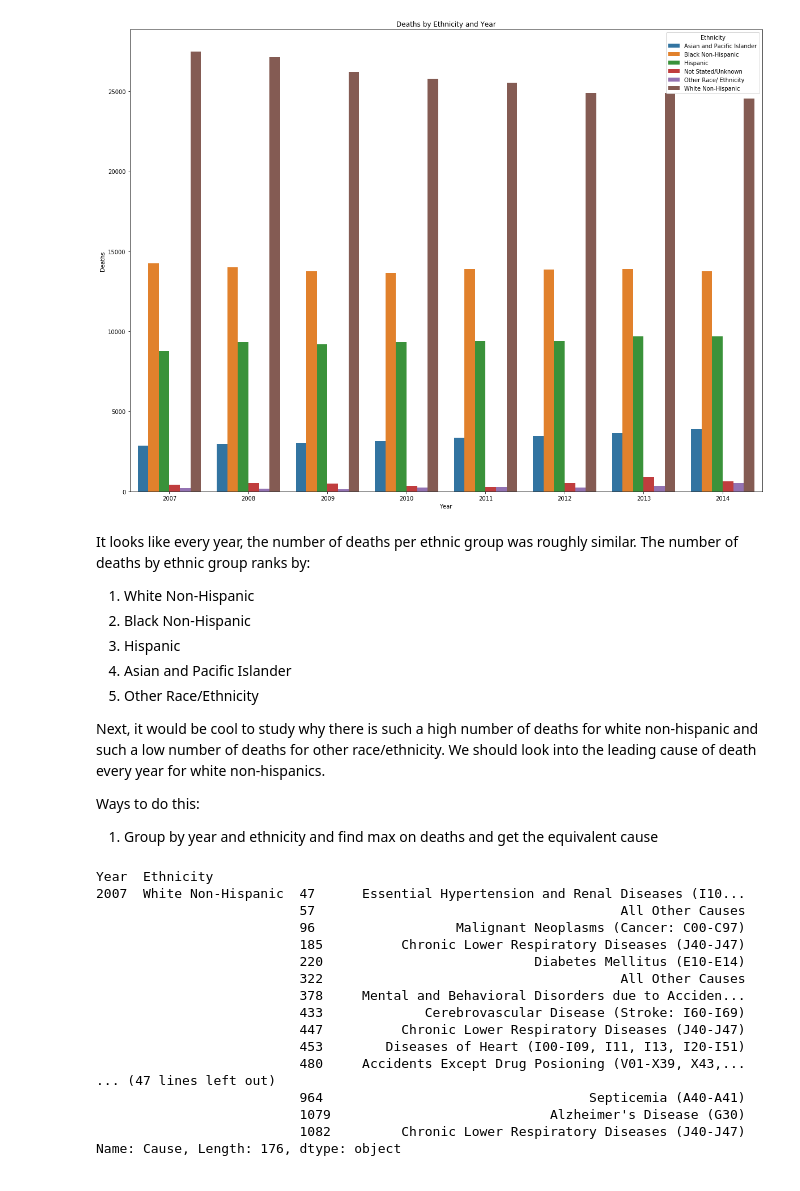
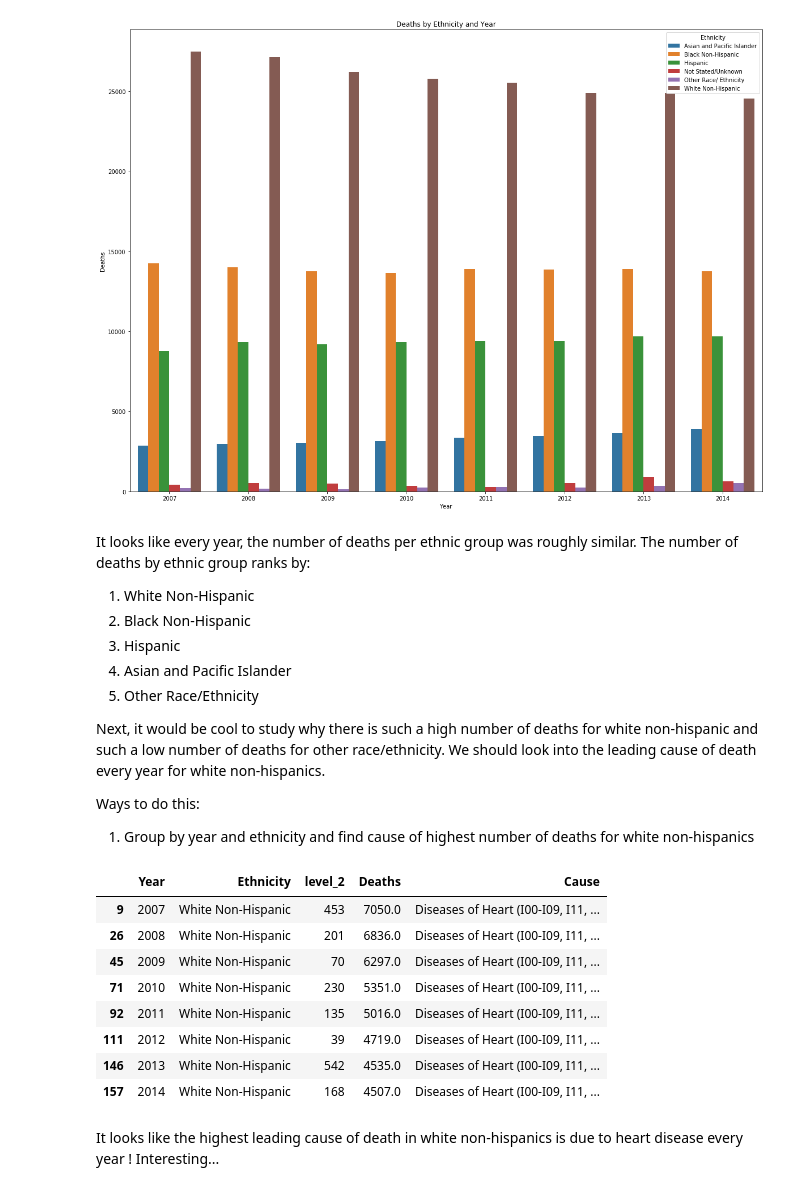
Before and after one commit to flameman4555/super-robot, a Jupyter notebook: NYC_Deaths.ipynb, the cells around one changed output. Saved outputs shown, nothing was run; the diff lists cells and outputs as text; code cells hidden in the pictures.

```diff
--- a/NYC_Deaths.ipynb
+++ b/NYC_Deaths.ipynb
@@ -120,33 +120,29 @@ Next, it would be cool to study why there is such a high number of deaths for wh
 
 Ways to do this:
 
-1. Group by year and ethnicity and find max on deaths and get the equivalent cause
+1. Group by year and ethnicity and find cause of highest number of deaths for white non-hispanics
 # %%
 df_white_leading_deaths = df_zero.groupby(['Year','Ethnicity'])
 
-def get_cause(gr):
-    max_deaths = gr['Deaths'] == max(gr['Deaths'])
-    white_hispanic = (gr['Ethnicity'] == 'White Non-Hispanic')
-    return gr.loc[white_hispanic,'Cause']
+def get_WH(gr):
+    temp = gr['Ethnicity'] == 'White Non-Hispanic'
+    white_hispanic = gr.loc[temp,['Deaths','Cause']]
+    return white_hispanic
 
-White_hispanic_causes = df_white_leading_deaths.apply(get_cause)
+White_hispanics = df_white_leading_deaths.apply(get_WH).reset_index()
-# %%
-White_hispanic_causes
-# %% [output]
-Year  Ethnicity
-2007  White Non-Hispanic  47      Essential Hypertension and Renal Diseases (I10...
-                          57                                       All Other Causes
-                          96                  Malignant Neoplasms (Cancer: C00-C97)
-                          185          Chronic Lower Respiratory Diseases (J40-J47)
-                          220                           Diabetes Mellitus (E10-E14)
-                          322                                      All Other Causes
-                          378     Mental and Behavioral Disorders due to Acciden...
-                          433             Cerebrovascular Disease (Stroke: I60-I69)
-                          447          Chronic Lower Respiratory Diseases (J40-J47)
-                          453        Diseases of Heart (I00-I09, I11, I13, I20-I51)
-                          480     Accidents Except Drug Posioning (V01-X39, X43,...
-... (47 lines left out)
-                          964                                  Septicemia (A40-A41)
-                          1079                            Alzheimer's Disease (G30)
-                          1082         Chronic Lower Respiratory Diseases (J40-J47)
-Name: Cause, Length: 176, dtype: object
+# %%
+max_deaths = White_hispanics.groupby('Year')['Deaths'].agg('max')
+# %%
+White_hispanics[White_hispanics['Deaths'].isin(list(max_deaths))]
+# %% [output]
+|  | Year | Ethnicity | level_2 | Deaths | Cause |
+| 9 | 2007 | White Non-Hispanic | 453 | 7050.0 | Diseases of Heart (I00-I09, I11, ... |
+| 26 | 2008 | White Non-Hispanic | 201 | 6836.0 | Diseases of Heart (I00-I09, I11, ... |
+| 45 | 2009 | White Non-Hispanic | 70 | 6297.0 | Diseases of Heart (I00-I09, I11, ... |
+| 71 | 2010 | White Non-Hispanic | 230 | 5351.0 | Diseases of Heart (I00-I09, I11, ... |
+| 92 | 2011 | White Non-Hispanic | 135 | 5016.0 | Diseases of Heart (I00-I09, I11, ... |
+| 111 | 2012 | White Non-Hispanic | 39 | 4719.0 | Diseases of Heart (I00-I09, I11, ... |
+| 146 | 2013 | White Non-Hispanic | 542 | 4535.0 | Diseases of Heart (I00-I09, I11, ... |
+| 157 | 2014 | White Non-Hispanic | 168 | 4507.0 | Diseases of Heart (I00-I09, I11, ... |
+# %% [markdown]
+It looks like the highest leading cause of death in white non-hispanics is due to heart disease every year ! Interesting...
```
